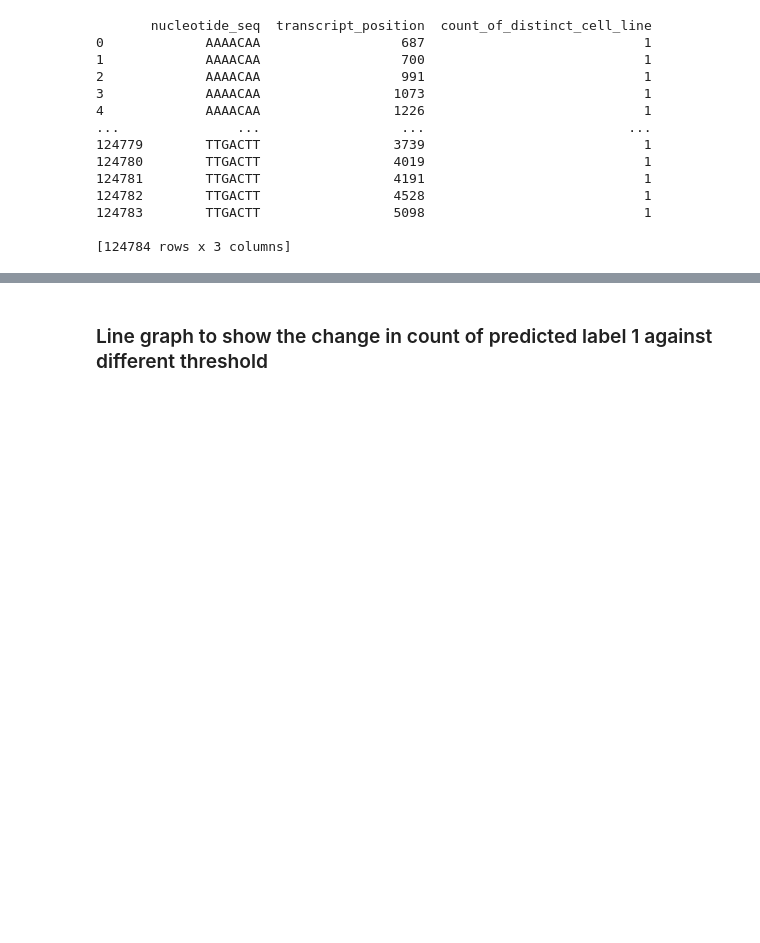
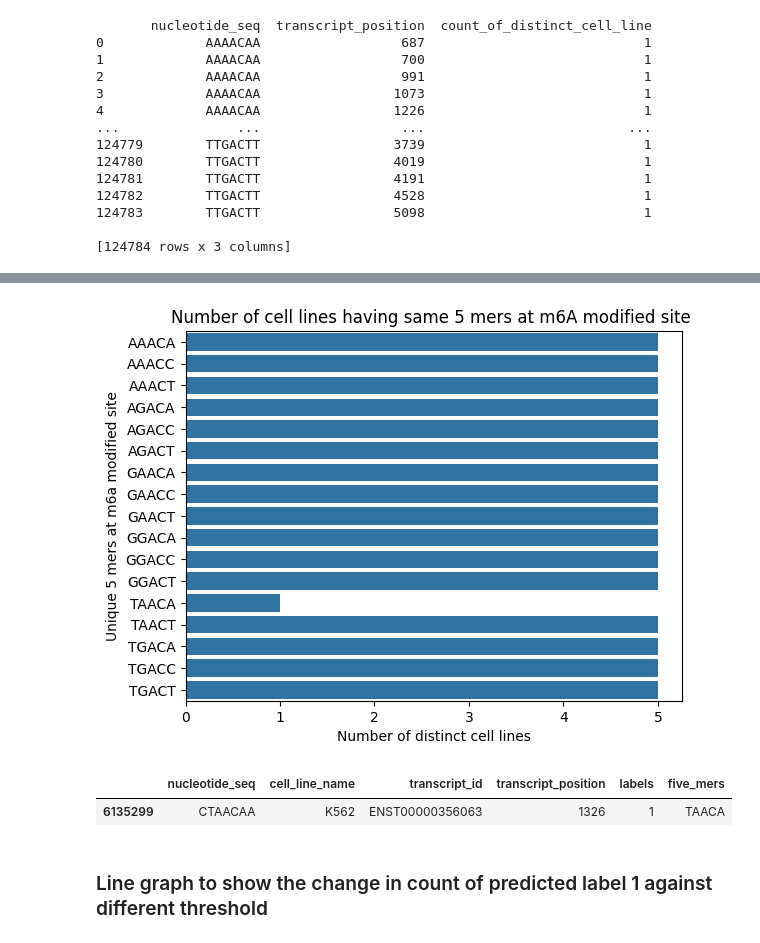
Before and after one commit to OYL02/helix4262, a Jupyter notebook: notebooks/task2.ipynb, the cells around one changed output, grey strips where cells are left out. Drawn from its saved outputs; the diff is of its cells as text; code cells hidden in the pictures; blank space fills up the shorter version.

Commit message:
update 5 mer graph

```diff
--- a/notebooks/task2.ipynb
+++ b/notebooks/task2.ipynb
@@ -225,0 +205,9 @@ final_df
+# %%
+m6a_expressed_df = m6a_sites_df[m6a_sites_df['labels'] == 1]
+def extract_substring(value):
+    return value[1:6]
+
+m6a_expressed_df["five_mers"] = m6a_expressed_df["nucleotide_seq"].apply(extract_substring)
+print(m6a_expressed_df["five_mers"].unique())
+final_df = m6a_expressed_df.groupby(['five_mers'])['cell_line_name'].nunique().reset_index().rename(columns={'cell_line_name':'count_of_distinct_cell_line'})
+print(final_df)
@@ -226,3 +240,16 @@ final_df
+# %%
+sns.barplot(data = final_df, x = 'count_of_distinct_cell_line', y = 'five_mers')
+plt.xlabel("Number of distinct cell lines")
+plt.ylabel("Unique 5 mers at m6a modified site")
+plt.title("Number of cell lines having same 5 mers at m6A modified site ")
+plt.show()
+# %% [output]
+[figure, added]
+# %%
+m6a_expressed_df[m6a_expressed_df["five_mers"]=="TAACA"]
+# %% [output]
+|  | nucleotide_seq | cell_line_name | transcript_id | transcript_position | labels | five_mers |
+| 6135299 | CTAACAA | K562 | ENST00000356063 | 1326 | 1 | TAACA |
 # %% [markdown]
 ### Line graph to show the change in count of predicted label 1 against different threshold
 # %%
```
Also changed, not shown: parts of 2 cells of this notebook.
